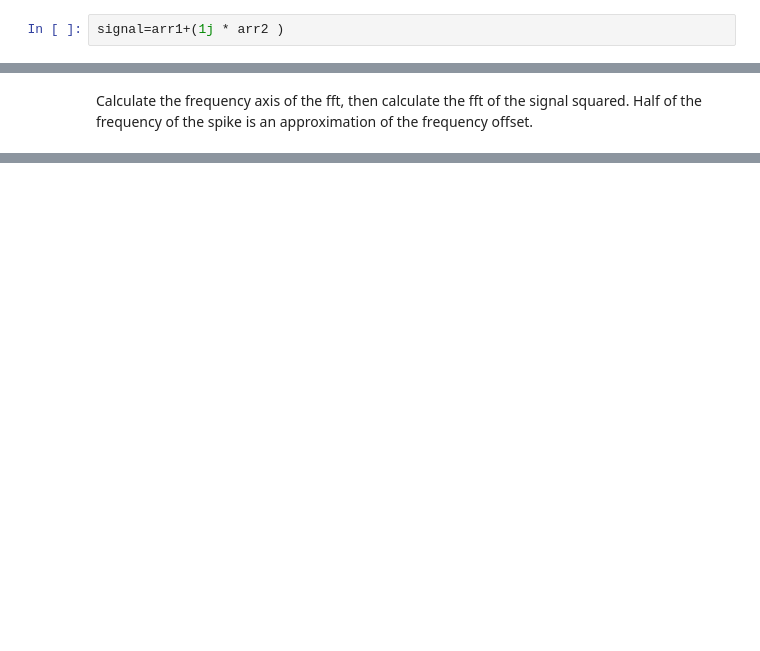
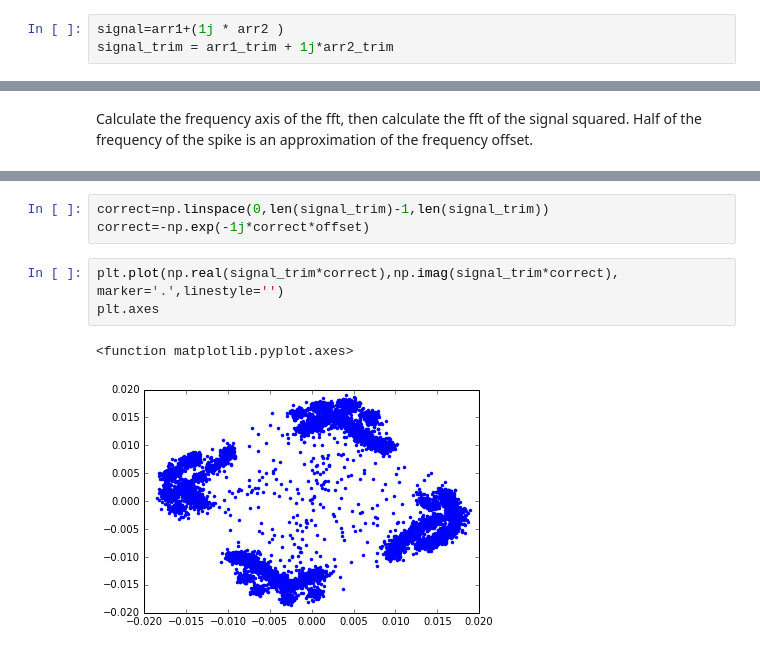
Before and after one commit to kailevy/usrp_2.5, a Jupyter notebook: Vis.ipynb, the cells around one changed output, grey strips where cells are left out. Saved outputs shown, nothing was run; the diff lists cells and outputs as text; blank space fills up the shorter version.

```diff
--- a/Vis.ipynb
+++ b/Vis.ipynb
@@ -18,6 +21,7 @@ arr2=stuff[1::2]
 Make a complex signal
 # %%
 signal=arr1+(1j * arr2 )
+signal_trim = arr1_trim + 1j*arr2_trim
 # %% [markdown]
 Real signal plot
 # %%
@@ -50,0 +59,9 @@ The frequency offset is 2255.14 hertz
+# %%
+correct=np.linspace(0,len(signal_trim)-1,len(signal_trim))
+correct=-np.exp(-1j*correct*offset)
+# %%
+plt.plot(np.real(signal_trim*correct),np.imag(signal_trim*correct), marker='.',linestyle='')
+plt.axes
+# %% [output]
+<function matplotlib.pyplot.axes>
+[figure, added]
```
Also changed, not shown: parts of 7 cells of this notebook.
